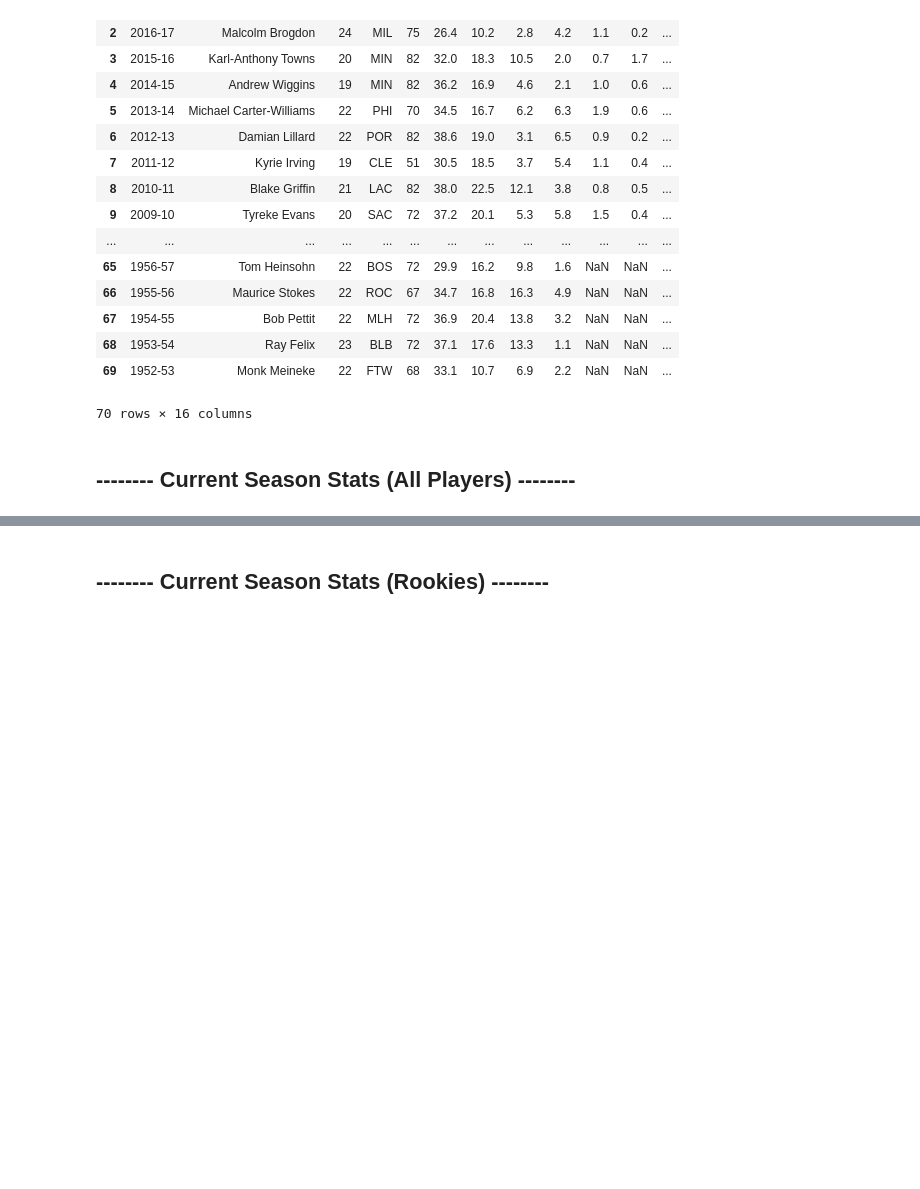
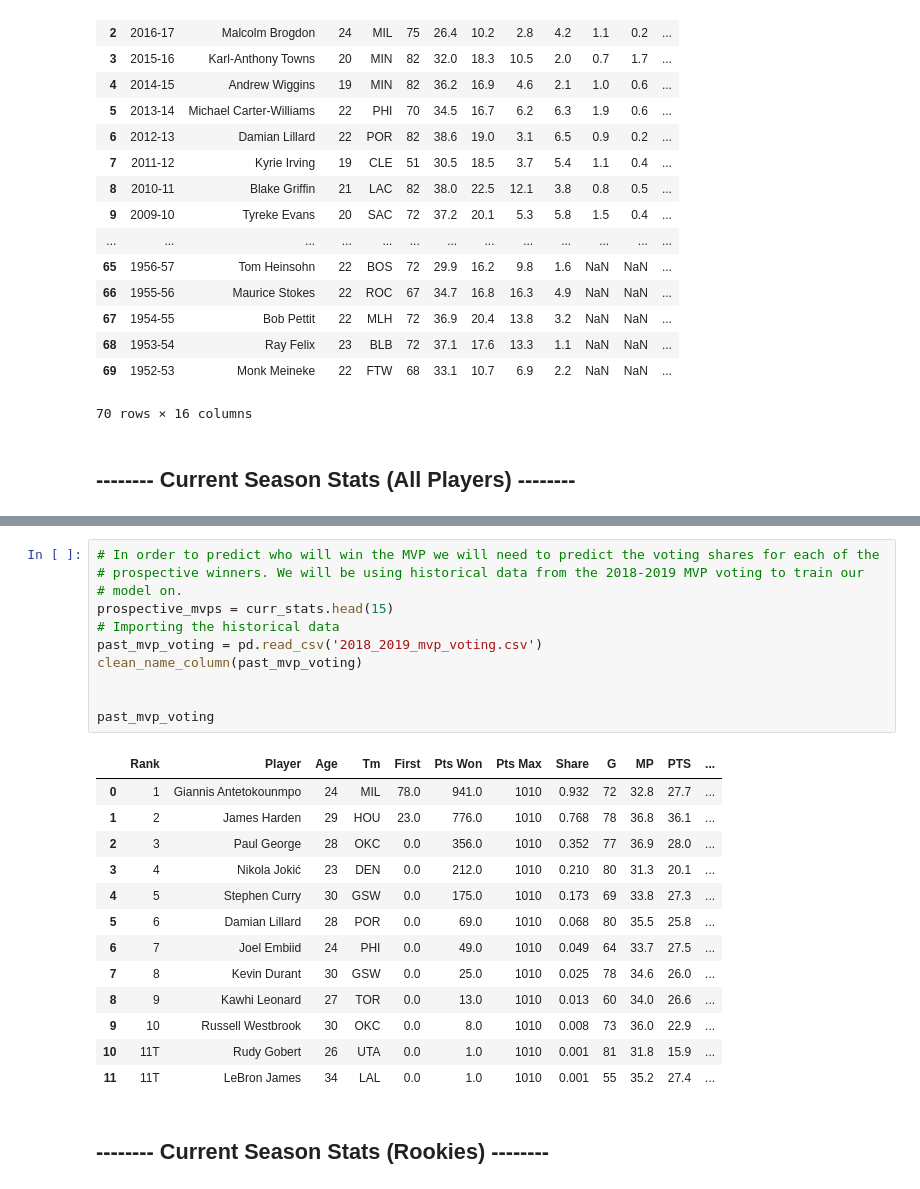
Before and after one commit to Ajnbro/nba320.github.io, a Jupyter notebook: Final Project Notebook.ipynb, the cells around one changed output, grey strips where cells are left out. Saved outputs shown, nothing was run; the diff lists cells and outputs as text; blank space fills up the shorter version.

```diff
--- a/Final Project Notebook.ipynb
+++ b/Final Project Notebook.ipynb
@@ -288,3 +277,28 @@ curr_stats
+# %%
+# In order to predict who will win the MVP we will need to predict the voting shares for each of the
+# prospective winners. We will be using historical data from the 2018-2019 MVP voting to train our
+# model on.
+prospective_mvps = curr_stats.head(15)
+# Importing the historical data
+past_mvp_voting = pd.read_csv('2018_2019_mvp_voting.csv')
+clean_name_column(past_mvp_voting)
+
+
+past_mvp_voting
+# %% [output]
+|  | Rank | Player | Age | Tm | First | Pts Won | Pts Max | Share | G | MP | PTS | ... |
+| 0 | 1 | Giannis Antetokounmpo | 24 | MIL | 78.0 | 941.0 | 1010 | 0.932 | 72 | 32.8 | 27.7 | ... |
+| 1 | 2 | James Harden | 29 | HOU | 23.0 | 776.0 | 1010 | 0.768 | 78 | 36.8 | 36.1 | ... |
+| 2 | 3 | Paul George | 28 | OKC | 0.0 | 356.0 | 1010 | 0.352 | 77 | 36.9 | 28.0 | ... |
+| 3 | 4 | Nikola Jokić | 23 | DEN | 0.0 | 212.0 | 1010 | 0.210 | 80 | 31.3 | 20.1 | ... |
+| 4 | 5 | Stephen Curry | 30 | GSW | 0.0 | 175.0 | 1010 | 0.173 | 69 | 33.8 | 27.3 | ... |
+| 5 | 6 | Damian Lillard | 28 | POR | 0.0 | 69.0 | 1010 | 0.068 | 80 | 35.5 | 25.8 | ... |
+| 6 | 7 | Joel Embiid | 24 | PHI | 0.0 | 49.0 | 1010 | 0.049 | 64 | 33.7 | 27.5 | ... |
+| 7 | 8 | Kevin Durant | 30 | GSW | 0.0 | 25.0 | 1010 | 0.025 | 78 | 34.6 | 26.0 | ... |
+| 8 | 9 | Kawhi Leonard | 27 | TOR | 0.0 | 13.0 | 1010 | 0.013 | 60 | 34.0 | 26.6 | ... |
+| 9 | 10 | Russell Westbrook | 30 | OKC | 0.0 | 8.0 | 1010 | 0.008 | 73 | 36.0 | 22.9 | ... |
+| 10 | 11T | Rudy Gobert | 26 | UTA | 0.0 | 1.0 | 1010 | 0.001 | 81 | 31.8 | 15.9 | ... |
+| 11 | 11T | LeBron James | 34 | LAL | 0.0 | 1.0 | 1010 | 0.001 | 55 | 35.2 | 27.4 | ... |
 # %% [markdown]
 ## **-------- Current Season Stats (Rookies) --------**
 # %%
```
Also changed, not shown: parts of 9 cells of this notebook, 2 other files.
